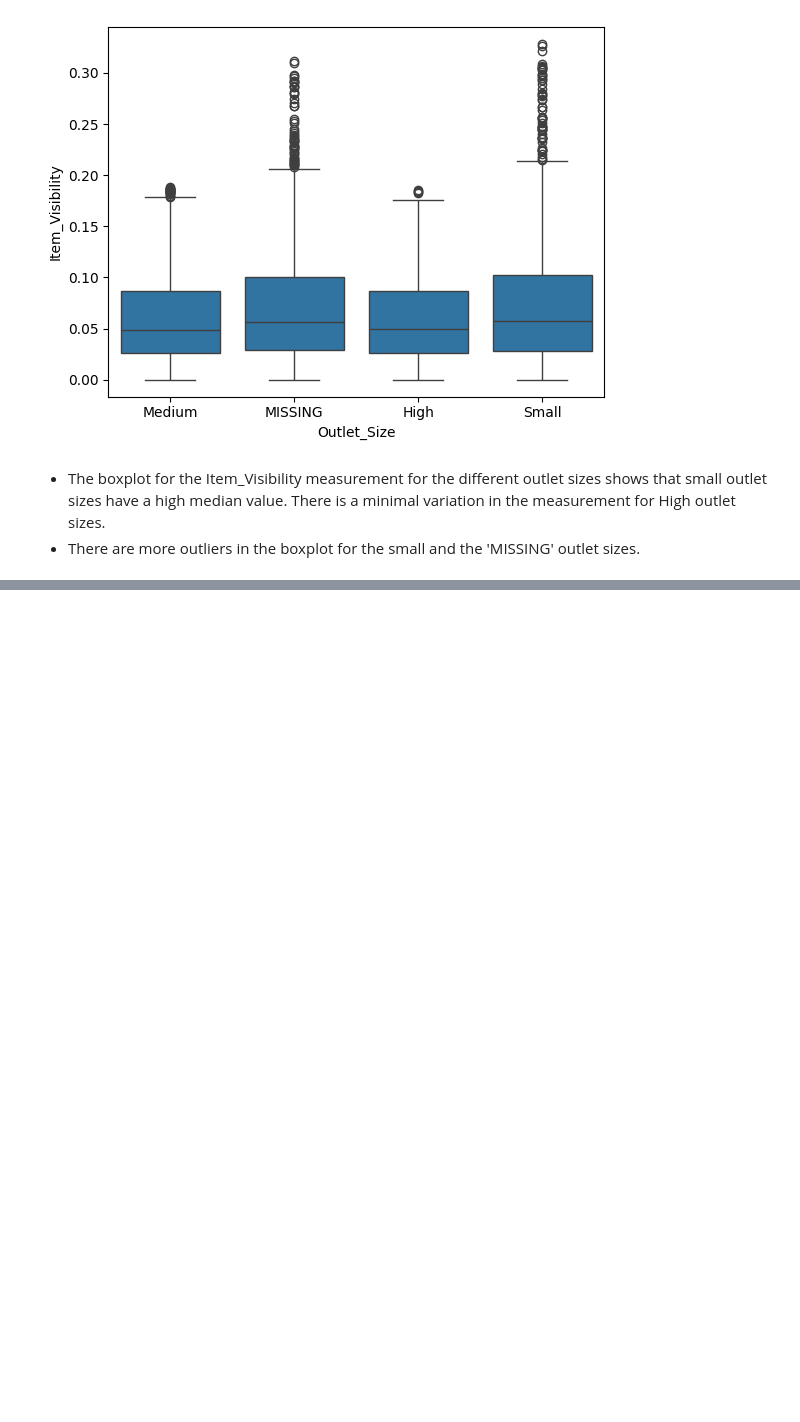
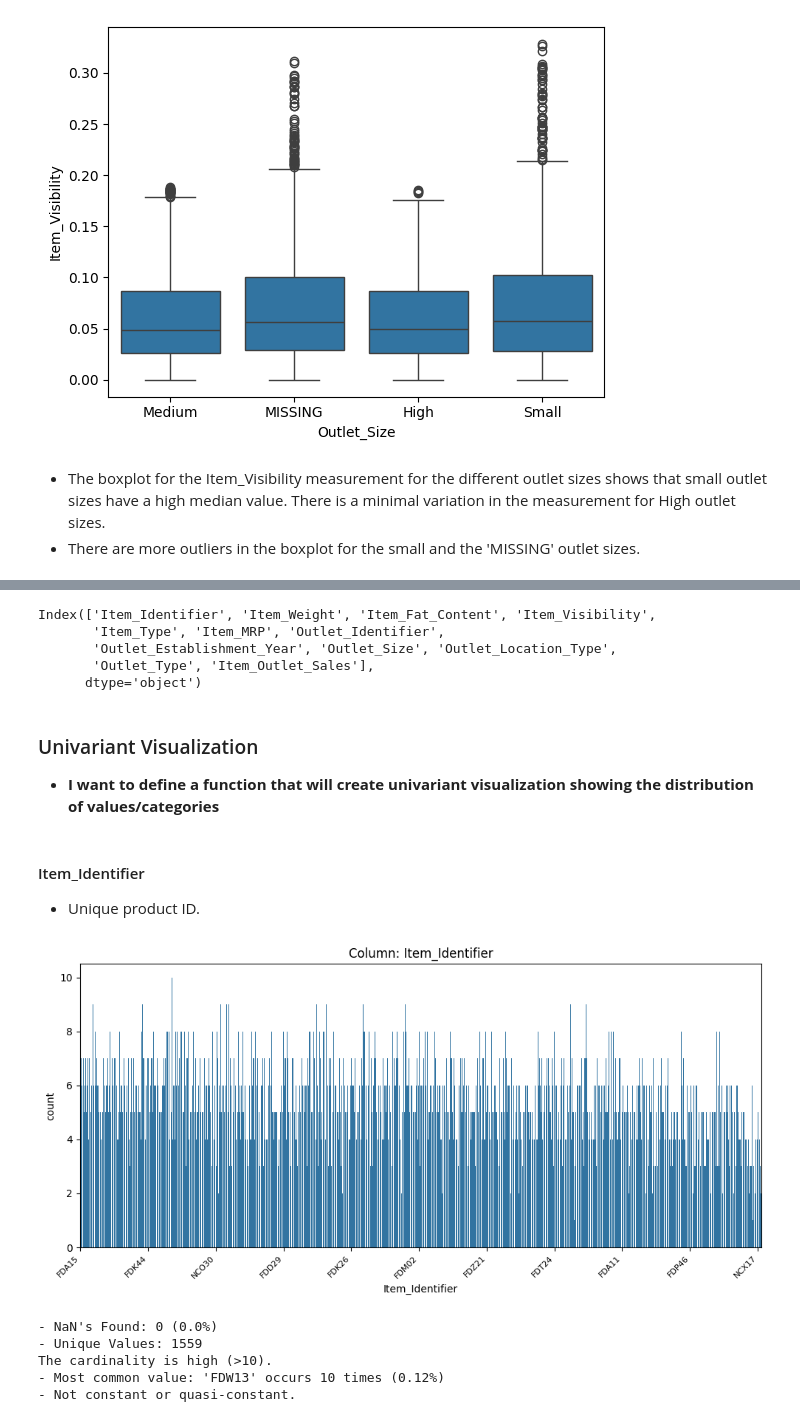
Before and after one commit to gladysbabs/Prediction-of-Product-Sales, a Jupyter notebook: Prediction_of_Product_Sales.ipynb, the cells around one changed output, grey strips where cells are left out. Saved outputs shown, nothing was run; the diff lists cells and outputs as text; code cells hidden in the pictures; blank space fills up the shorter version.

```diff
--- a/Prediction_of_Product_Sales.ipynb
+++ b/Prediction_of_Product_Sales.ipynb
@@ -282,0 +284,10 @@ ax=sns.boxplot(df_sales_prediction,x='Outlet_Size',y='Item_Visibility')
+# %%
+#For the missing values addressed in my data cleaning section above, I need to remove the placeholders I added and replace them with null values.
+#Loading that dataset again:
+import pandas as pd
+import matplotlib.pyplot as plt
+import numpy as np
+import seaborn as sns
+fpath= "/content/drive/MyDrive/CodingDojo/01-Fundamentals/Week02/Data/sales_predictions_2023.csv"
+df_sales_prediction = pd.read_csv(fpath)
+df_sales_prediction.head()
@@ -282,0 +350,11 @@ ax=sns.boxplot(df_sales_prediction,x='Outlet_Size',y='Item_Visibility')
+# %%
+df_sales_prediction.columns
+# %% [output]
+Index(['Item_Identifier', 'Item_Weight', 'Item_Fat_Content', 'Item_Visibility',
+       'Item_Type', 'Item_MRP', 'Outlet_Identifier',
+       'Outlet_Establishment_Year', 'Outlet_Size', 'Outlet_Location_Type',
+       'Outlet_Type', 'Item_Outlet_Sales'],
+      dtype='object')
+# %% [markdown]
+### Univariant Visualization
+- **I want to define a function that will create univariant visualization showing the distribution of values/categories**
@@ -282,0 +449,12 @@ ax=sns.boxplot(df_sales_prediction,x='Outlet_Size',y='Item_Visibility')
+# %% [markdown]
+#### Item_Identifier
+- Unique product ID.
+# %%
+categorical_viz(df_sales_prediction,x='Item_Identifier');
+# %% [output]
+[figure, added]
+- NaN's Found: 0 (0.0%)
+- Unique Values: 1559
+The cardinality is high (>10).
+- Most common value: 'FDW13' occurs 10 times (0.12%)
+- Not constant or quasi-constant.
```
Also changed, not shown: parts of 76 cells of this notebook.
